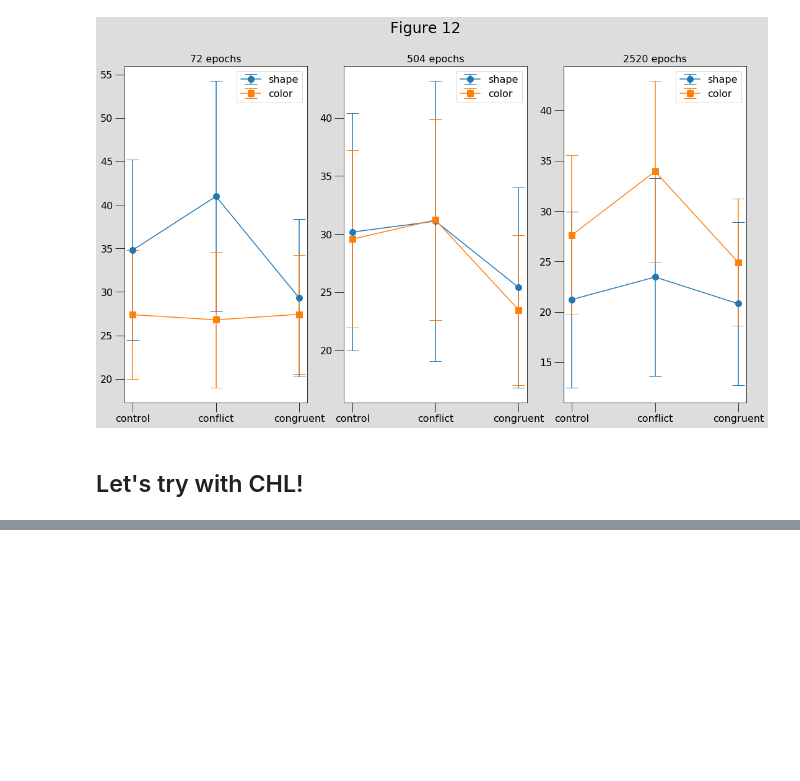
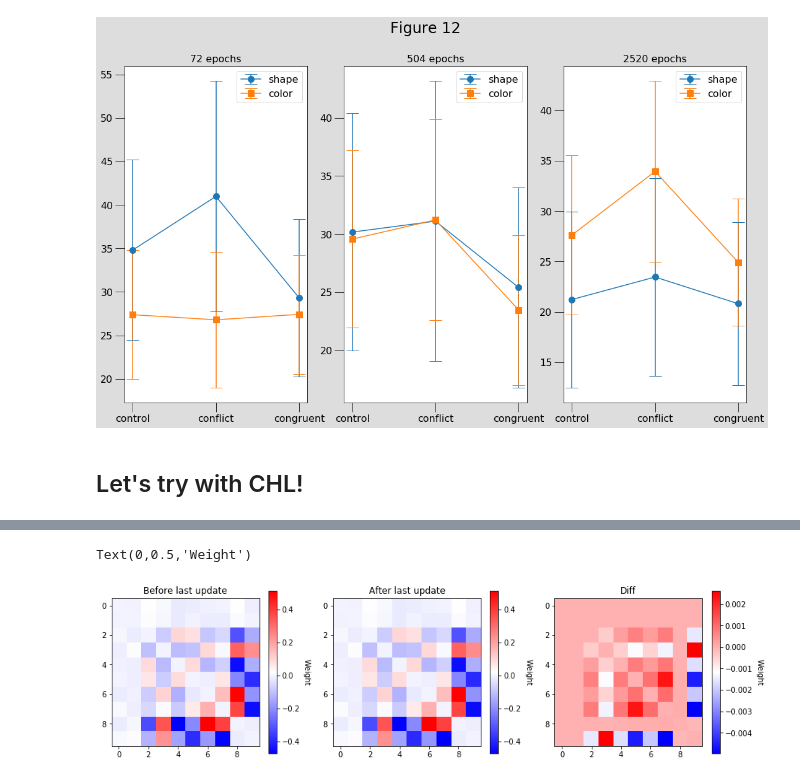
Before and after one commit to guydav/multitasking-modeling, a Jupyter notebook: plotting_shape_naming.ipynb, the cells around one changed output, grey strips where cells are left out. Saved outputs shown, nothing was run; the diff lists cells and outputs as text; code cells hidden in the pictures; blank space fills up the shorter version.

```diff
--- a/plotting_shape_naming.ipynb
+++ b/plotting_shape_naming.ipynb
@@ -540,0 +650,20 @@ KeyboardInterrupt:
+# %%
+fig, (ax1, ax2, ax3) = plt.subplots(ncols=3, figsize=(15, 4))
+
+ax1.set_title('Before last update')
+im = ax1.imshow(log_dict['matrix'][-1002], cmap='bwr')
+cbar1 = ax1.figure.colorbar(im, ax=ax1)
+cbar1.ax.set_ylabel('Weight', rotation=-90, va="bottom")
+
+ax2.set_title('After last update')
+im = ax2.imshow(log_dict['matrix'][-1001], cmap='bwr')
+cbar2 = ax2.figure.colorbar(im, ax=ax2)
+cbar2.ax.set_ylabel('Weight', rotation=-90, va="bottom")
+
+ax3.set_title('Diff')
+im = ax3.imshow(log_dict['matrix'][-1001] - log_dict['matrix'][-1002], cmap='bwr')
+cbar3 = ax3.figure.colorbar(im, ax=ax3)
+cbar3.ax.set_ylabel('Weight', rotation=-90, va="bottom")
+# %% [output]
+Text(0,0.5,'Weight')
+[figure, added]
```
Also changed, not shown: parts of 12 cells of this notebook, 2 other files.
